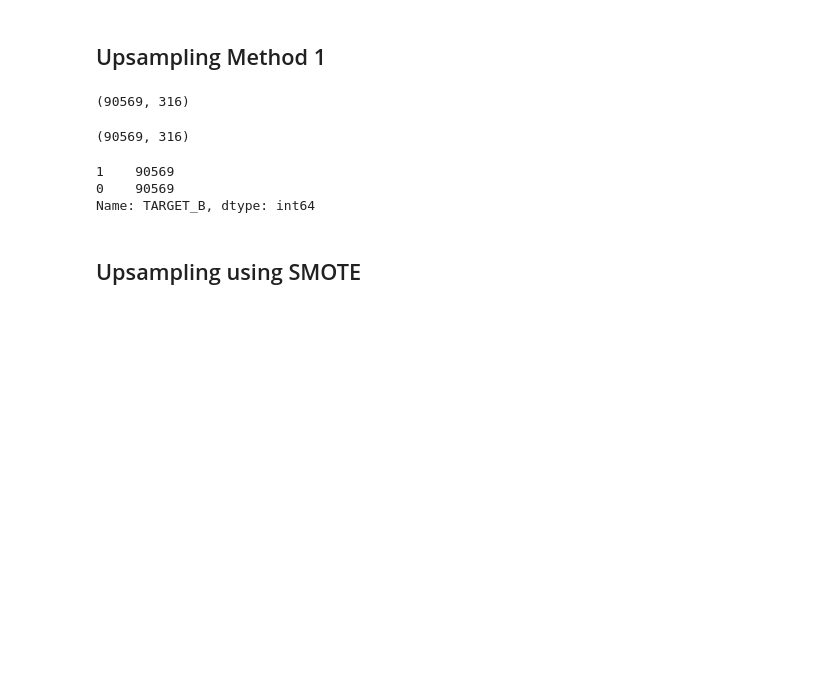
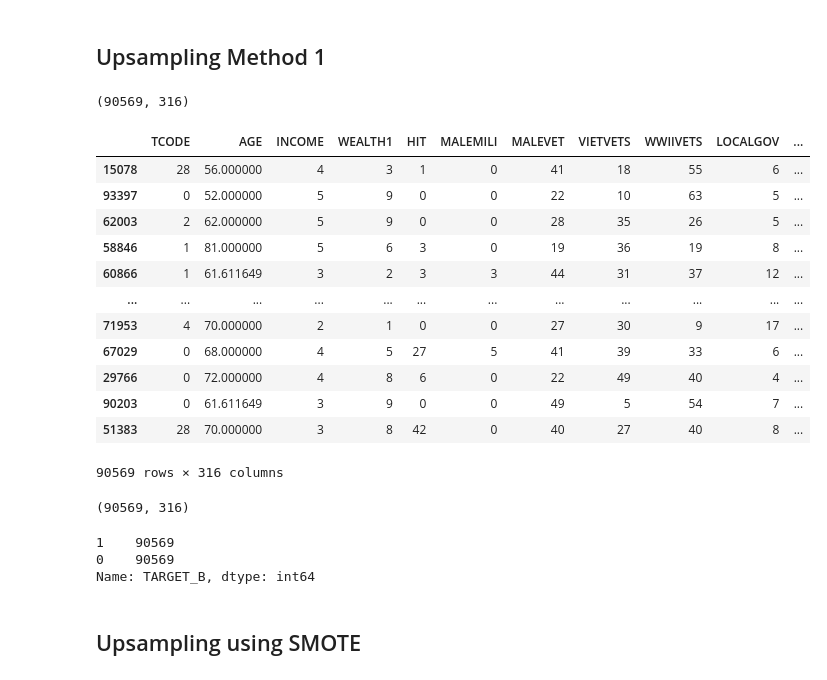
Before and after one commit to raafat-hantoush/IH_RH_DA_FT_JAN_2022, a Jupyter notebook: Class_Materials/Data Processing/Notebook_Handling_Imbalanced_Data.ipynb, the cells around one changed output. Cells and saved outputs as stored; diff of their text form; code cells hidden in the pictures; blank space fills up the shorter version.

```diff
--- a/Class_Materials/Data Processing/Notebook_Handling_Imbalanced_Data.ipynb
+++ b/Class_Materials/Data Processing/Notebook_Handling_Imbalanced_Data.ipynb
@@ -108,6 +113,22 @@ category_1_up = category_1.sample(len(category_0), replace=True)
 print(category_1_up.shape)
 # %% [output]
 (90569, 316)
+# %%
+category_1_up
+# %% [output]
+|  | TCODE | AGE | INCOME | WEALTH1 | HIT | MALEMILI | MALEVET | VIETVETS | WWIIVETS | LOCALGOV | ... |
+| 15078 | 28 | 56.000000 | 4 | 3 | 1 | 0 | 41 | 18 | 55 | 6 | ... |
+| 93397 | 0 | 52.000000 | 5 | 9 | 0 | 0 | 22 | 10 | 63 | 5 | ... |
+| 62003 | 2 | 62.000000 | 5 | 9 | 0 | 0 | 28 | 35 | 26 | 5 | ... |
+| 58846 | 1 | 81.000000 | 5 | 6 | 3 | 0 | 19 | 36 | 19 | 8 | ... |
+| 60866 | 1 | 61.611649 | 3 | 2 | 3 | 3 | 44 | 31 | 37 | 12 | ... |
+| ... | ... | ... | ... | ... | ... | ... | ... | ... | ... | ... | ... |
+| 71953 | 4 | 70.000000 | 2 | 1 | 0 | 0 | 27 | 30 | 9 | 17 | ... |
+| 67029 | 0 | 68.000000 | 4 | 5 | 27 | 5 | 41 | 39 | 33 | 6 | ... |
+| 29766 | 0 | 72.000000 | 4 | 8 | 6 | 0 | 22 | 49 | 40 | 4 | ... |
+| 90203 | 0 | 61.611649 | 3 | 9 | 0 | 0 | 49 | 5 | 54 | 7 | ... |
+| 51383 | 28 | 70.000000 | 3 | 8 | 42 | 0 | 40 | 27 | 40 | 8 | ... |
+90569 rows × 316 columns
 # %%
 category_1_up.shape
 # %% [output]
```
Also changed, not shown: parts of 4 cells of this notebook.
